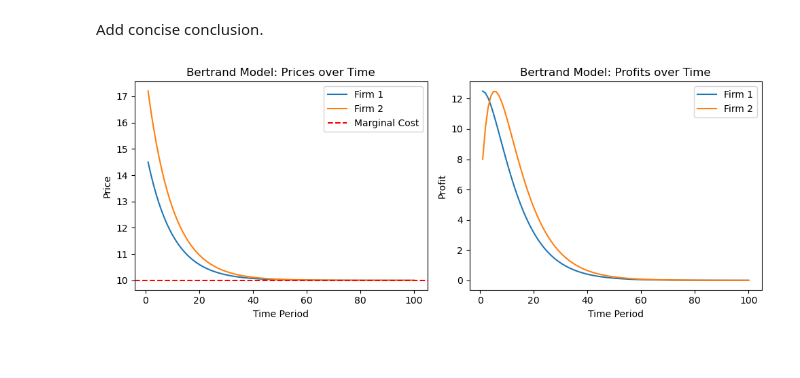
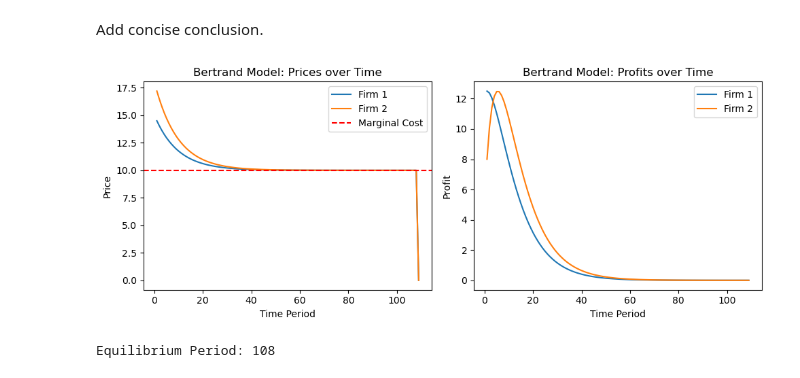
Before and after one commit to NumEconCopenhagen/projects-2023-jps, a Jupyter notebook: modelproject/modelproject.ipynb, the cells around one changed output. Cells and saved outputs as stored; diff of their text form; code cells hidden in the pictures.

```diff
--- a/modelproject/modelproject.ipynb
+++ b/modelproject/modelproject.ipynb
@@ -53,7 +52,7 @@ Add concise conclusion.
 # %%
 # Parameters
 c = 10  # Marginal cost
-T = 100  # Number of periods
+T = 109  # Number of periods
 a = 20 # Maximum price
 b = 0.5 # Elasticity
 price_change = 0.1  # Price change made by each firm after one period
@@ -90,6 +89,9 @@ equilibrium_prices = result.x
 def reaction(p1, p2):
     return (20 - p1) / 2, (20 - p2) / 2
 
+# Initialize equilibrium_period variable
+equilibrium_period = None
+
 # Creating a Bertrand game
 for t in range(T):
     q1, q2 = reaction(p1, p2)
@@ -102,31 +104,39 @@ for t in range(T):
 
     # Store the prices from each period
     prices1[t] = p1
     prices2[t] = p2
+
+    # Check if prices equal the marginal cost
+    if np.isclose(p1, c) and np.isclose(p2, c):
+        equilibrium_period = t + 1
+        break # exits the simulation
 
 # Plot the prices and profits over time
 time_periods = np.arange(1, T + 1)
 
 plt.figure(figsize=(10, 4))
 
 plt.subplot(1, 2, 1)
 plt.plot(time_periods, prices1, label='Firm 1')
 plt.plot(time_periods, prices2, label='Firm 2')
 plt.axhline(c, color='red', linestyle='--', label='Marginal Cost')
 plt.xlabel('Time Period')
 plt.ylabel('Price')
 plt.legend()
 plt.title('Bertrand Model: Prices over Time')
 
 plt.subplot(1, 2, 2)
 plt.plot(time_periods, profits1, label='Firm 1')
 plt.plot(time_periods, profits2, label='Firm 2')
 plt.xlabel('Time Period')
 plt.ylabel('Profit')
 plt.legend()
 plt.title('Bertrand Model: Profits over Time')
 
 plt.tight_layout()
 plt.show()
+
+print("Equilibrium Period:", equilibrium_period)
 # %% [output]
-[figure, old version]
+[figure, new version]
+Equilibrium Period: 108
```
Also changed, not shown: parts of 1 cell of this notebook.
